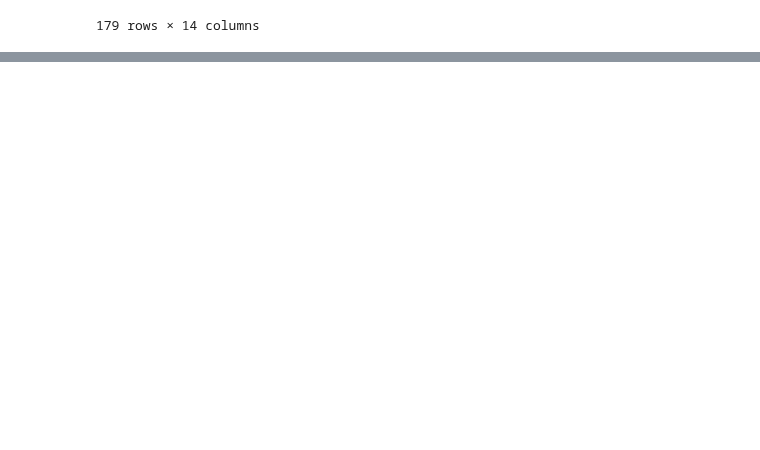
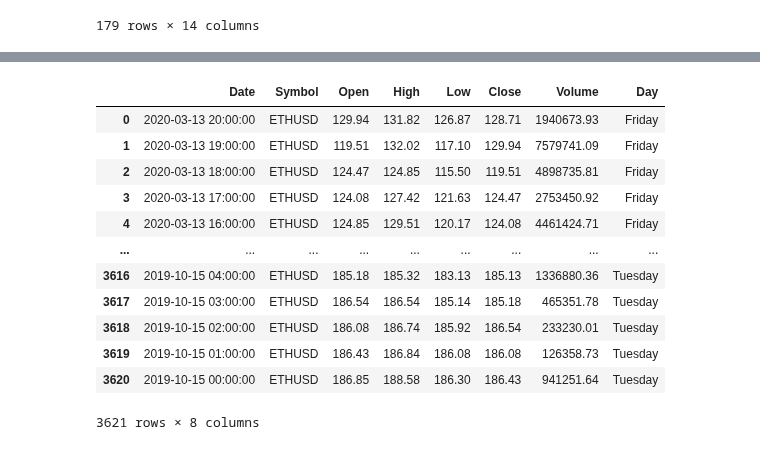
Before and after one commit to Raghav087/Python, a Jupyter notebook: pandas.ipynb, the cells around one changed output, grey strips where cells are left out. Cells and saved outputs as stored; diff of their text form; code cells hidden in the pictures; blank space fills up the shorter version.

```diff
--- a/pandas.ipynb
+++ b/pandas.ipynb
@@ -855,0 +991,17 @@ pd.crosstab(df['Country'],df['SocialMedia']) #Create a cross tabulation of count
+# %%
+filt1 = (df_dt['Date'] >= pd.to_datetime('2019-10-15')) & (df_dt['Date'] <= pd.to_datetime('2020-10-15'))
+df_dt.loc[filt1,:] #Specify an interval of datetime value as filter.
+# %% [output]
+|  | Date | Symbol | Open | High | Low | Close | Volume | Day |
+| 0 | 2020-03-13 20:00:00 | ETHUSD | 129.94 | 131.82 | 126.87 | 128.71 | 1940673.93 | Friday |
+| 1 | 2020-03-13 19:00:00 | ETHUSD | 119.51 | 132.02 | 117.10 | 129.94 | 7579741.09 | Friday |
+| 2 | 2020-03-13 18:00:00 | ETHUSD | 124.47 | 124.85 | 115.50 | 119.51 | 4898735.81 | Friday |
+| 3 | 2020-03-13 17:00:00 | ETHUSD | 124.08 | 127.42 | 121.63 | 124.47 | 2753450.92 | Friday |
+| 4 | 2020-03-13 16:00:00 | ETHUSD | 124.85 | 129.51 | 120.17 | 124.08 | 4461424.71 | Friday |
+| ... | ... | ... | ... | ... | ... | ... | ... | ... |
+| 3616 | 2019-10-15 04:00:00 | ETHUSD | 185.18 | 185.32 | 183.13 | 185.13 | 1336880.36 | Tuesday |
+| 3617 | 2019-10-15 03:00:00 | ETHUSD | 186.54 | 186.54 | 185.14 | 185.18 | 465351.78 | Tuesday |
+| 3618 | 2019-10-15 02:00:00 | ETHUSD | 186.08 | 186.74 | 185.92 | 186.54 | 233230.01 | Tuesday |
+| 3619 | 2019-10-15 01:00:00 | ETHUSD | 186.43 | 186.84 | 186.08 | 186.08 | 126358.73 | Tuesday |
+| 3620 | 2019-10-15 00:00:00 | ETHUSD | 186.85 | 188.58 | 186.30 | 186.43 | 941251.64 | Tuesday |
+3621 rows × 8 columns
```
Also changed, not shown: parts of 21 cells of this notebook.
